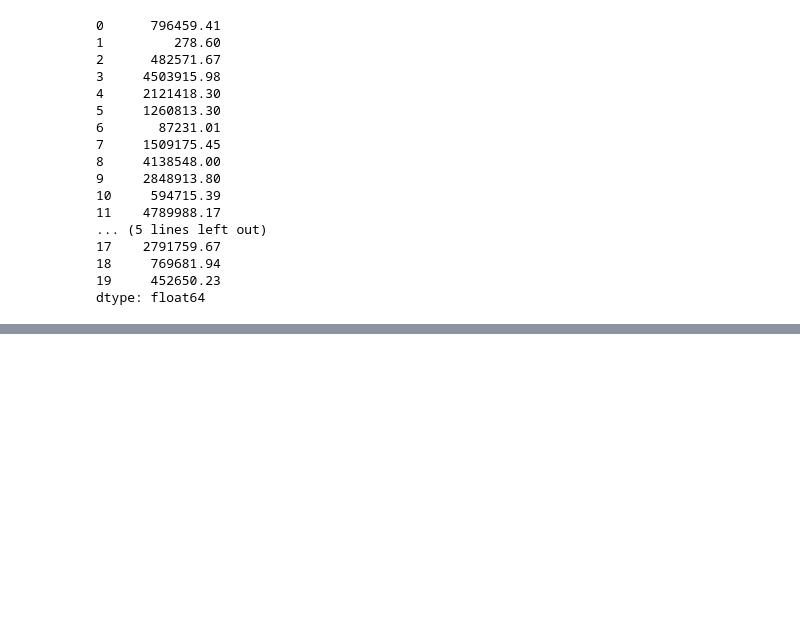
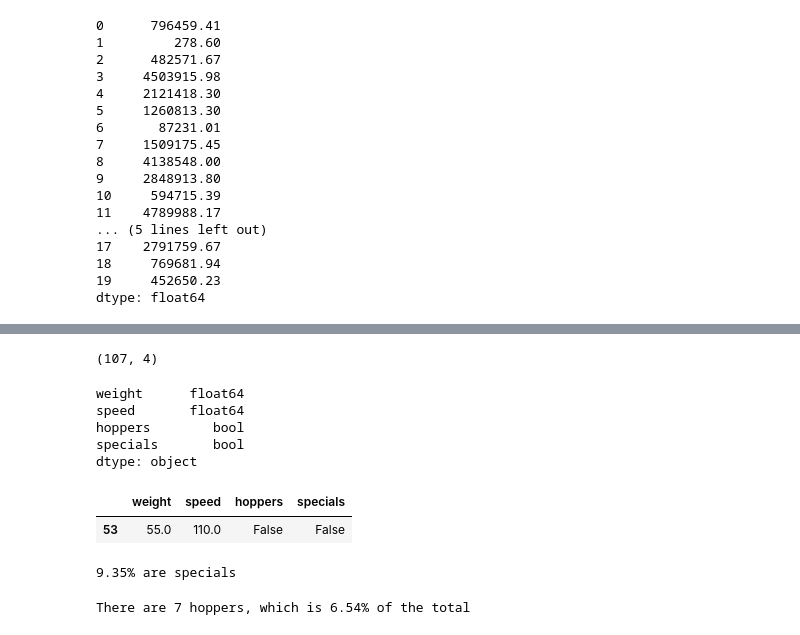
Before and after one commit to CodeupClassroom/ada-python-exercises, a Jupyter notebook: pandas_exercises.ipynb, the cells around one changed output, grey strips where cells are left out. Cells and saved outputs as stored; diff of their text form; code cells hidden in the pictures; blank space fills up the shorter version.

```diff
--- a/pandas_exercises.ipynb
+++ b/pandas_exercises.ipynb
@@ -368,0 +225,55 @@ revenue_by_item.head(5)
+# %%
+mammals.shape
+# %% [output]
+(107, 4)
+# %%
+mammals.dtypes
+# %% [output]
+weight      float64
+speed       float64
+hoppers        bool
+specials       bool
+dtype: object
+# %%
+# what is the weight of the fastest animal?
+
+mammals.sort_values(by='speed', ascending=False).head(1)
+
+mammals.loc[mammals.speed.idxmax()]['weight']
+
+mammals.speed.max()
+mammals.speed.idxmax()
+mammals.loc[53]['weight']
+
+mammals[mammals.speed == mammals.speed.max()]
+
+mammals.nlargest(1, 'speed')
+# %% [output]
+|  | weight | speed | hoppers | specials |
+| 53 | 55.0 | 110.0 | False | False |
+# %%
+n_specials = mammals[mammals.specials].shape[0]
+n_total = mammals.shape[0]
+
+n_specials / n_total
+
+mammals.specials.sum() / mammals.weight.count()
+
+percent_specials = mammals.specials.sum() / len(mammals)
+
+print('{:.2%} are specials'.format(percent_specials))
+# %% [output]
+9.35% are specials
+# %%
+# hoppers over the median speed
+
+hoppers = mammals[mammals.hoppers]
+median_speed = mammals.speed.median()
+
+n_hoppers = hoppers[hoppers.speed > median_speed].shape[0]
+
+percent_hoppers = n_hoppers / mammals.shape[0]
+
+print('There are {} hoppers, which is {:.2%} of the total'.format(n_hoppers, percent_hoppers))
+# %% [output]
+There are 7 hoppers, which is 6.54% of the total
```
Also changed, not shown: parts of 45 cells of this notebook, 2 other files.
